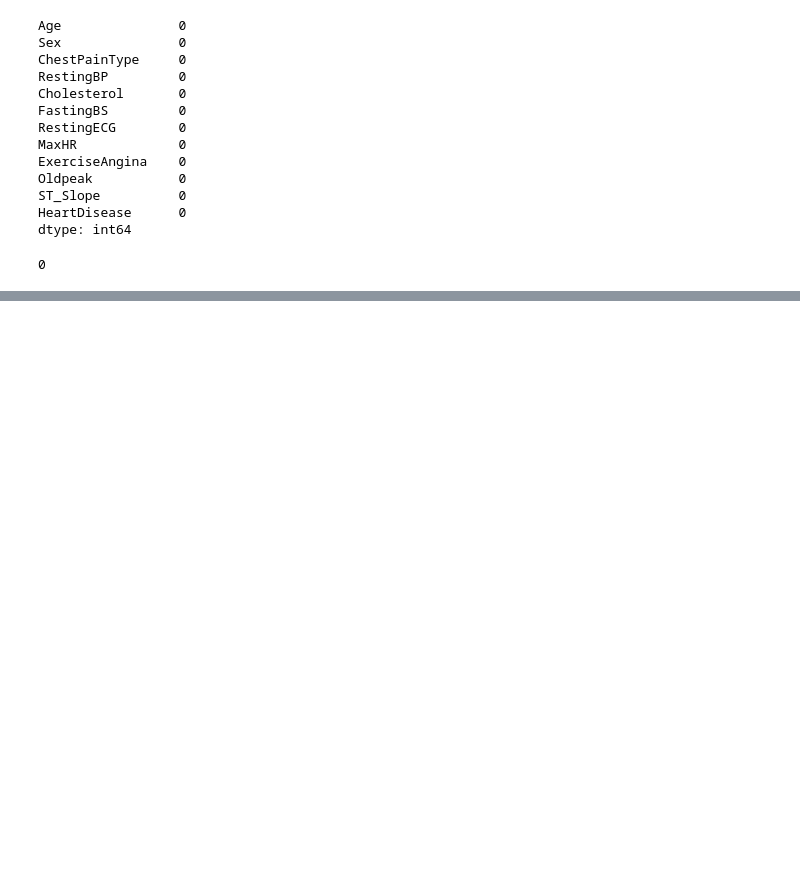
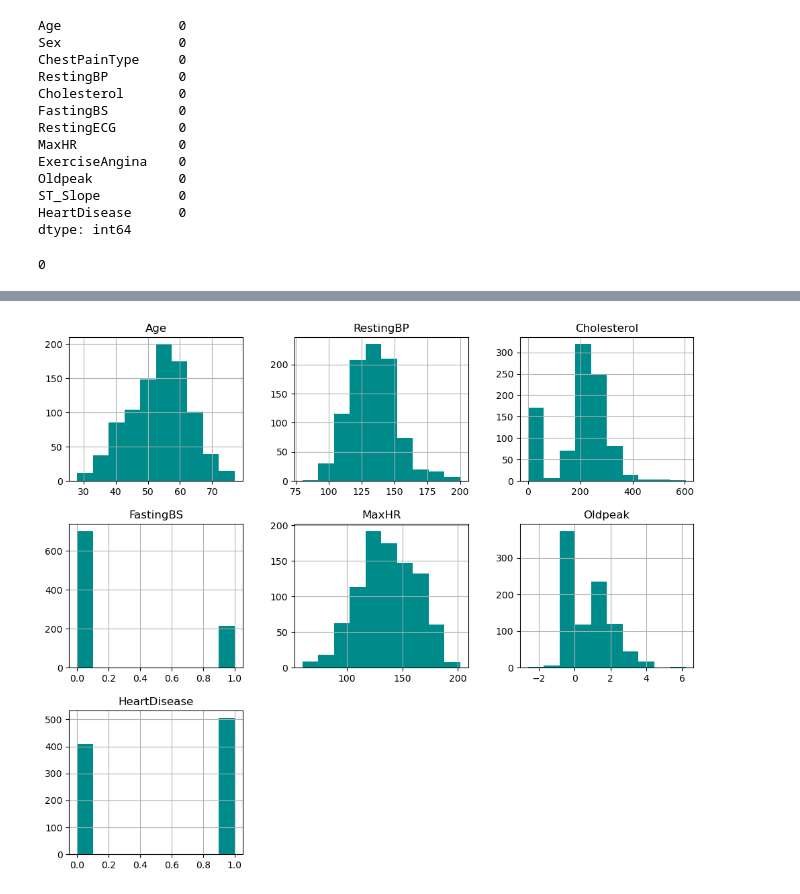
Before and after one commit to ricardodelosrios/project_4, a Jupyter notebook: Analysis.ipynb, the cells around one changed output, grey strips where cells are left out. Saved outputs shown, nothing was run; the diff lists cells and outputs as text; code cells hidden in the pictures; blank space fills up the shorter version.

```diff
--- a/Analysis.ipynb
+++ b/Analysis.ipynb
@@ -122,0 +202,5 @@ dtype: int64
+# %%
+df.hist(figsize=(12,10),color='darkcyan')
+plt.show()
+# %% [output]
+[figure, added]
```
Also changed, not shown: parts of 69 cells of this notebook, 5 other files.
